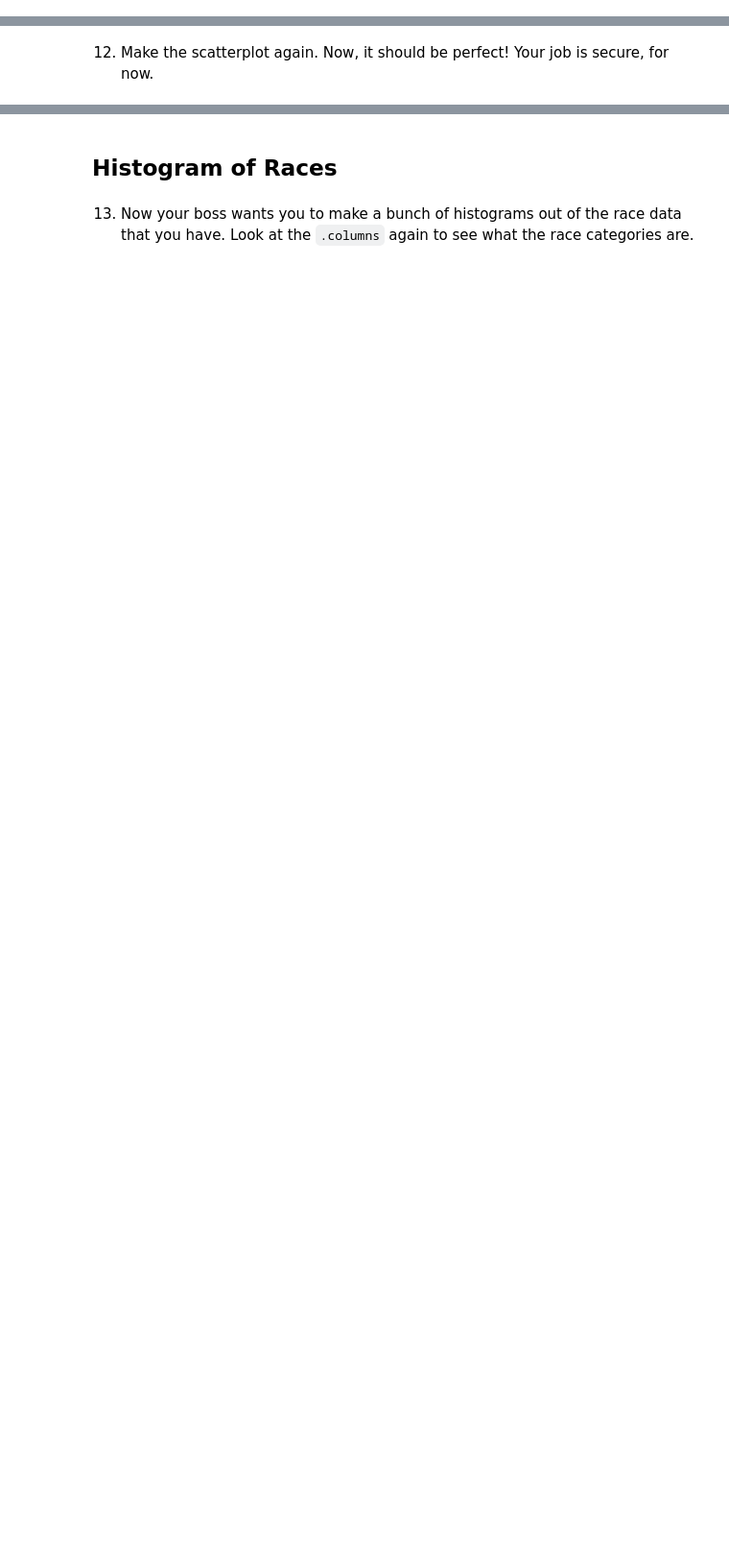
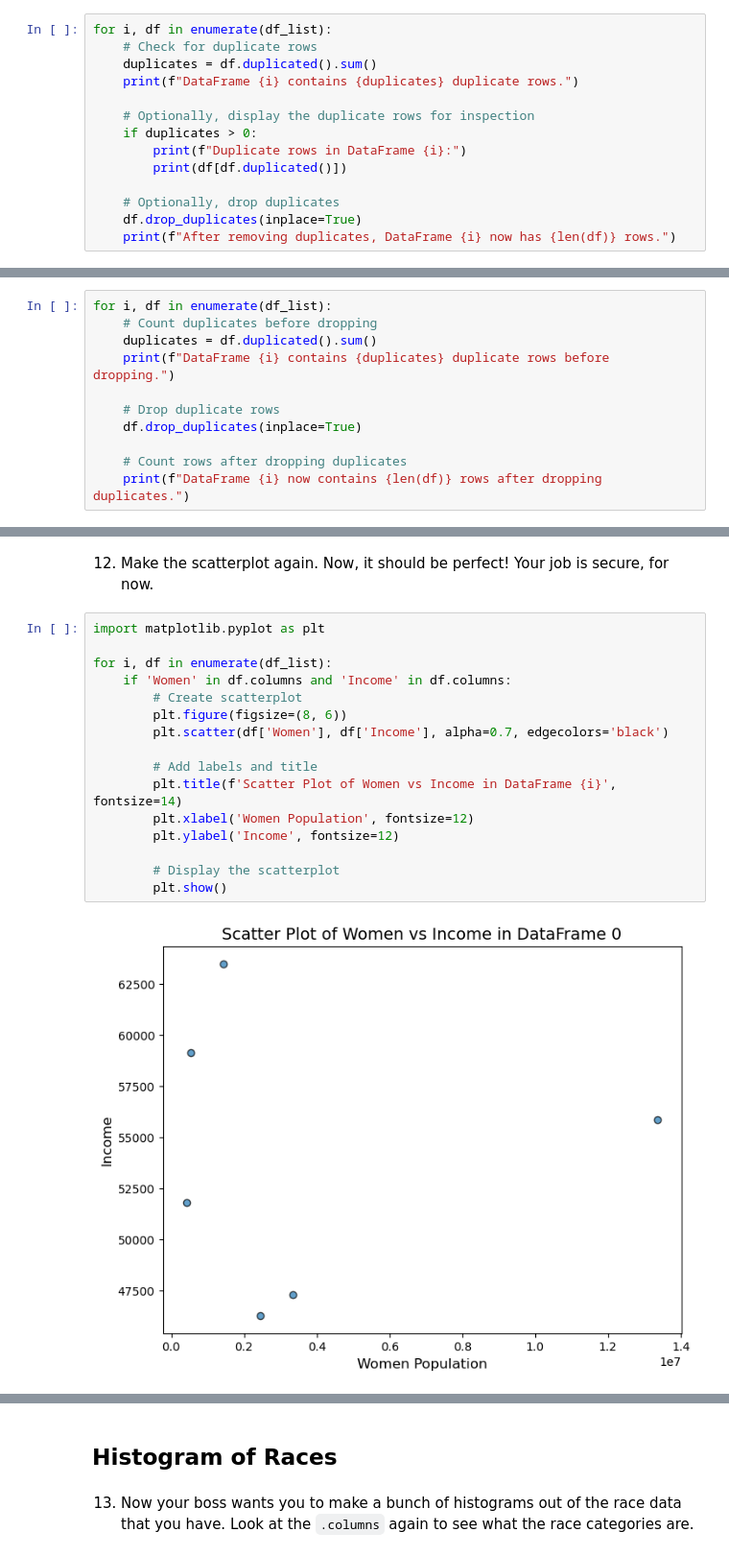
Before and after one commit to tetianakravchuk/Cleaning-US-Census-Data, a Jupyter notebook: Cleaning US Census Data.ipynb, the cells around one changed output, grey strips where cells are left out. Shown at 96% size. Saved outputs shown, nothing was run; the diff lists cells and outputs as text; blank space fills up the shorter version.

```diff
--- a/Cleaning US Census Data.ipynb
+++ b/Cleaning US Census Data.ipynb
@@ -232,2 +331,16 @@ Updated DataFrame 1 with 'Men' and 'Women' columns:
 # %% [markdown]
 10. We forgot to check for duplicates! Use `.duplicated()` on your `census` DataFrame to see if we have duplicate rows in there.
+# %%
+for i, df in enumerate(df_list):
+    # Check for duplicate rows
+    duplicates = df.duplicated().sum()
+    print(f"DataFrame {i} contains {duplicates} duplicate rows.")
+
+    # Optionally, display the duplicate rows for inspection
+    if duplicates > 0:
+        print(f"Duplicate rows in DataFrame {i}:")
+        print(df[df.duplicated()])
+
+    # Optionally, drop duplicates
+    df.drop_duplicates(inplace=True)
+    print(f"After removing duplicates, DataFrame {i} now has {len(df)} rows.")
@@ -234,2 +368,13 @@ Updated DataFrame 1 with 'Men' and 'Women' columns:
 # %% [markdown]
 11. Drop those duplicates using the `.drop_duplicates()` function.
+# %%
+for i, df in enumerate(df_list):
+    # Count duplicates before dropping
+    duplicates = df.duplicated().sum()
+    print(f"DataFrame {i} contains {duplicates} duplicate rows before dropping.")
+
+    # Drop duplicate rows
+    df.drop_duplicates(inplace=True)
+
+    # Count rows after dropping duplicates
+    print(f"DataFrame {i} now contains {len(df)} rows after dropping duplicates.")
@@ -236,2 +402,20 @@ Updated DataFrame 1 with 'Men' and 'Women' columns:
 # %% [markdown]
 12. Make the scatterplot again. Now, it should be perfect! Your job is secure, for now.
+# %%
+import matplotlib.pyplot as plt
+
+for i, df in enumerate(df_list):
+    if 'Women' in df.columns and 'Income' in df.columns:
+        # Create scatterplot
+        plt.figure(figsize=(8, 6))
+        plt.scatter(df['Women'], df['Income'], alpha=0.7, edgecolors='black')
+
+        # Add labels and title
+        plt.title(f'Scatter Plot of Women vs Income in DataFrame {i}', fontsize=14)
+        plt.xlabel('Women Population', fontsize=12)
+        plt.ylabel('Income', fontsize=12)
+
+        # Display the scatterplot
+        plt.show()
+# %% [output]
+[figure, added]
```
Also changed, not shown: parts of 10 cells of this notebook.
